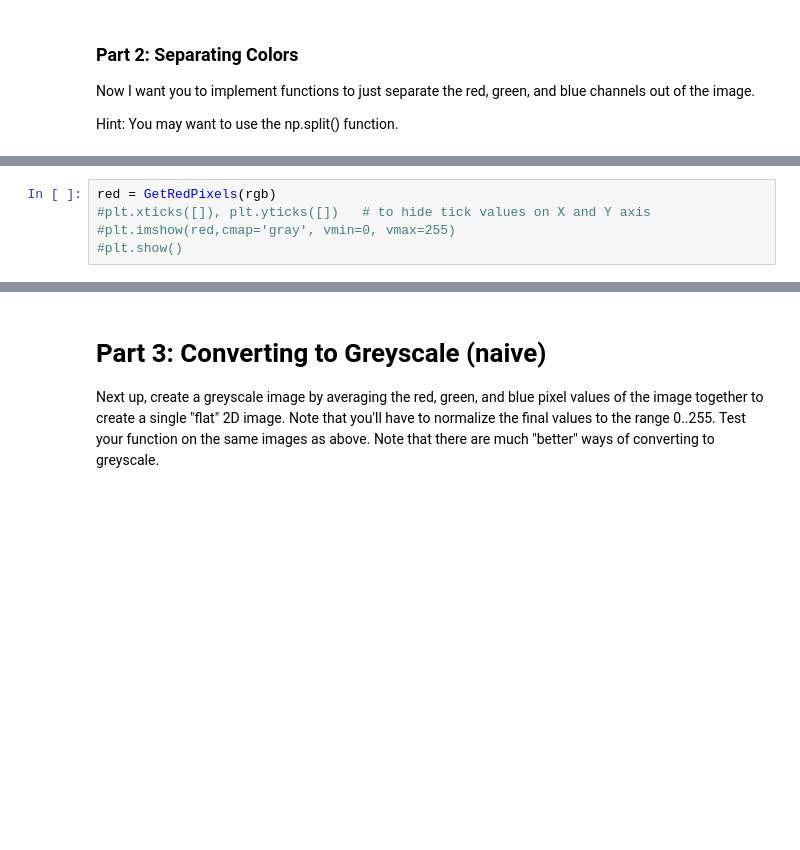
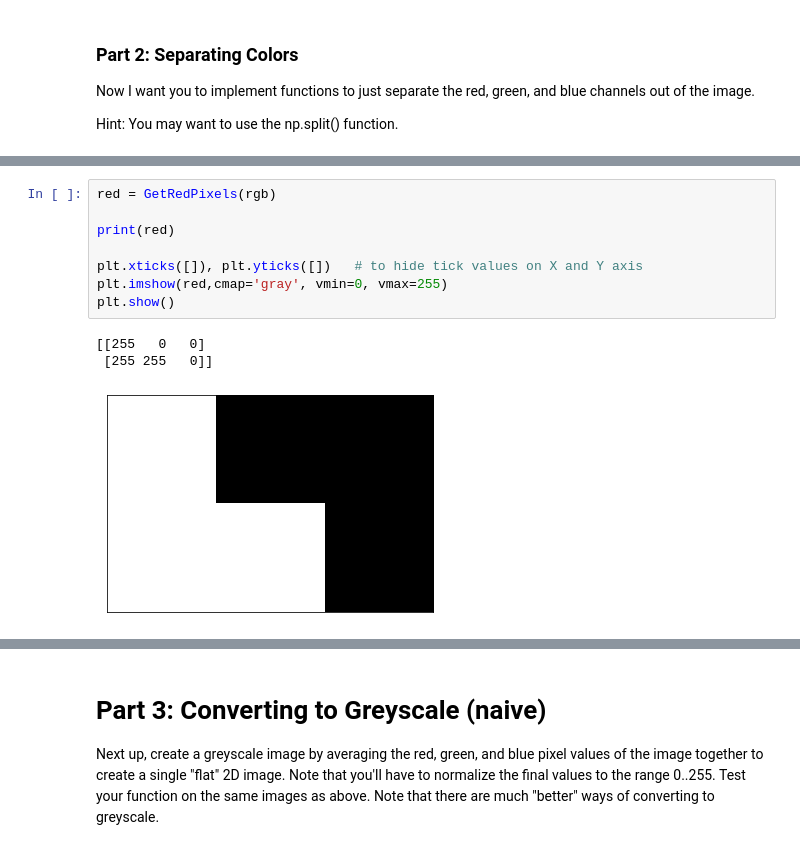
Before and after one commit to chododom/Computer-Vision, a Jupyter notebook: project1/project1.ipynb, the cells around one changed output, grey strips where cells are left out. Cells and saved outputs as stored; diff of their text form; blank space fills up the shorter version.

```diff
--- a/project1/project1.ipynb
+++ b/project1/project1.ipynb
@@ -94,7 +100,14 @@ green = GetGreenPixels(rgb)
 # %%
 red = GetRedPixels(rgb)
-#plt.xticks([]), plt.yticks([])   # to hide tick values on X and Y axis
-#plt.imshow(red,cmap='gray', vmin=0, vmax=255)
-#plt.show()
+
+print(red)
+
+plt.xticks([]), plt.yticks([])   # to hide tick values on X and Y axis
+plt.imshow(red,cmap='gray', vmin=0, vmax=255)
+plt.show()
+# %% [output]
+[[255   0   0]
+ [255 255   0]]
+[figure, added]
 # %%
 blue = GetBluePixels(rgb)
```
Also changed, not shown: parts of 2 cells of this notebook, 1 other file.
